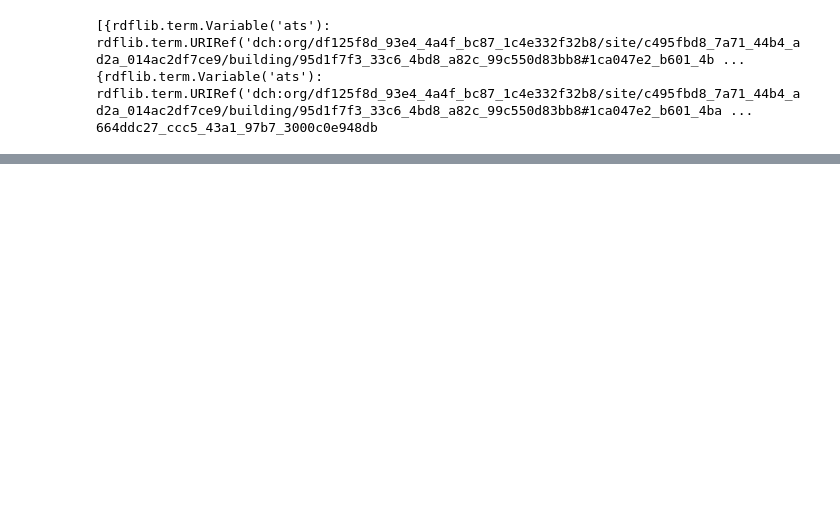
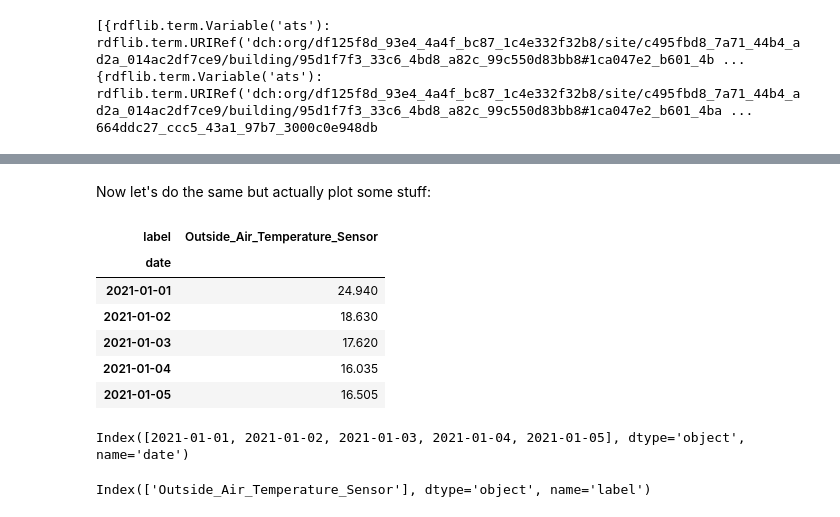
Before and after one commit to Vincent-Morcilla/Building_IoT_Data_Dashboard, a Jupyter notebook: code_snippets/tim/graph_reasoning.ipynb, the cells around one changed output, grey strips where cells are left out. Cells and saved outputs as stored; diff of their text form; code cells hidden in the pictures; blank space fills up the shorter version.

```diff
--- a/code_snippets/tim/graph_reasoning.ipynb
+++ b/code_snippets/tim/graph_reasoning.ipynb
@@ -236,0 +268,13 @@ for row in weather_station:
+# %%
+# multiple streams
+stream_ids = [
+    '3dfa2bab_f8f2_485b_80e9_5afdeeac9dc4',
+    '77ed01a5_11c3_4607_9bf8_342b947c88de',
+    ]
+
+streams = db.get_streams(stream_ids)
+
+for stream_id, df in streams.items():
+    print(f"Stream ID: {stream_id}")
+    print(df.head())
+    print()
@@ -236,0 +363,2 @@ for row in weather_station:
+# %% [markdown]
+Now let's do the same but actually plot some stuff:
@@ -236,0 +379,19 @@ for row in weather_station:
+# %%
+df = get_daily_median(outside_air_temperature).head()
+df
+# %% [output]
+| label | Outside_Air_Temperature_Sensor |
+| date |  |
+| 2021-01-01 | 24.940 |
+| 2021-01-02 | 18.630 |
+| 2021-01-03 | 17.620 |
+| 2021-01-04 | 16.035 |
+| 2021-01-05 | 16.505 |
+# %%
+df.index
+# %% [output]
+Index([2021-01-01, 2021-01-02, 2021-01-03, 2021-01-04, 2021-01-05], dtype='object', name='date')
+# %%
+df.columns
+# %% [output]
+Index(['Outside_Air_Temperature_Sensor'], dtype='object', name='label')
```
Also changed, not shown: parts of 19 cells of this notebook.
